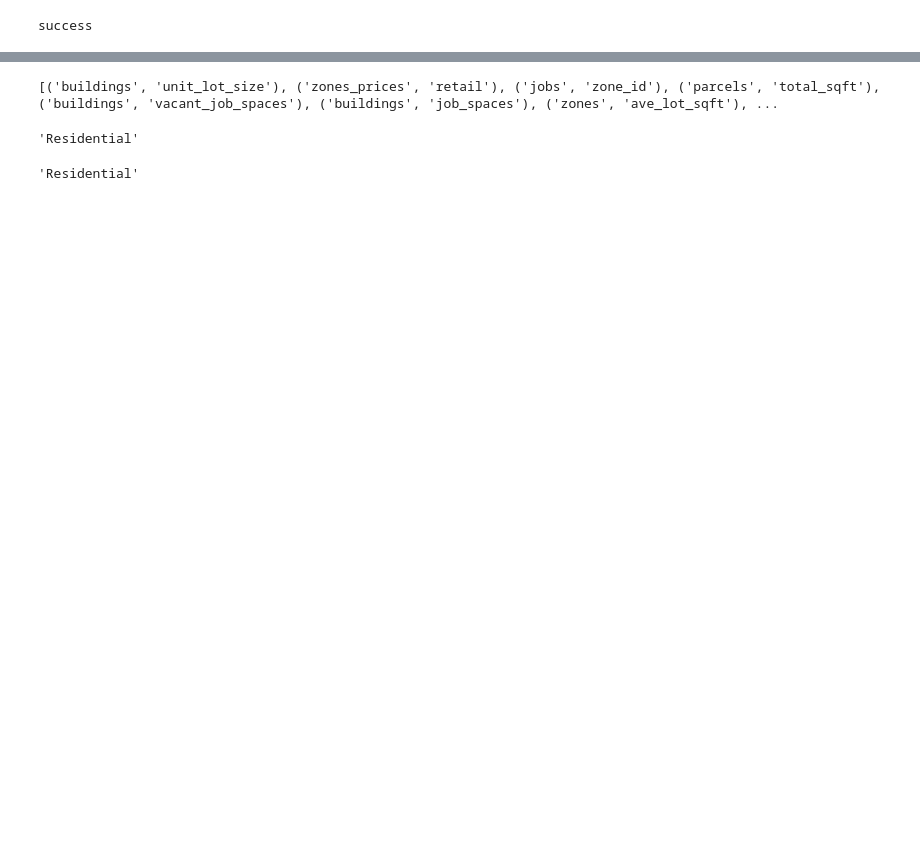
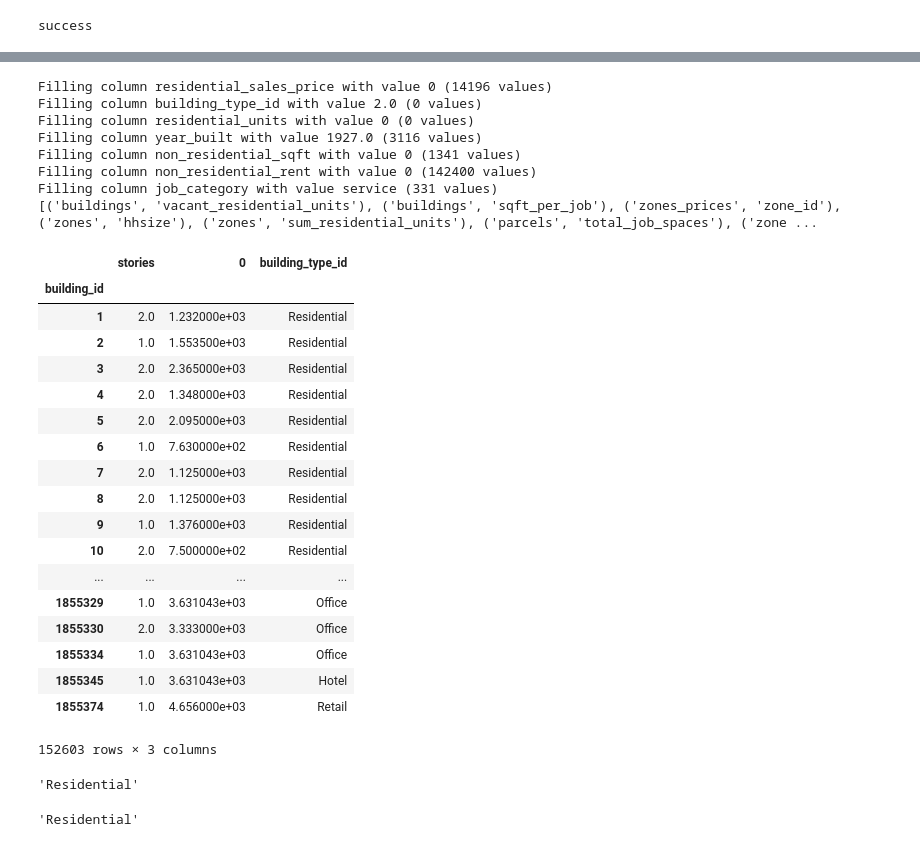
Before and after one commit to harrylf/harrisonfreundgreenroofrepository, a Jupyter notebook: sanfran_urbansim-master/Simulation.ipynb, the cells around one changed output, grey strips where cells are left out. Drawn from its saved outputs; the diff is of its cells as text; code cells hidden in the pictures; blank space fills up the shorter version.

```diff
--- a/sanfran_urbansim-master/Simulation.ipynb
+++ b/sanfran_urbansim-master/Simulation.ipynb
@@ -36,22 +21,49 @@ with h5py.File(filename, 'r') as hdf:
 # %%
 buildings = orca.get_table('buildings')
 buildings.to_frame()
 print(orca.list_columns())
 mybuild = orca.orca.DataFrameWrapper.get_column(buildings, 'unit_sqft')
 mybuild.to_frame()
 mybuild.sort_index(inplace=True)
 mybuild.to_frame()
 height = orca.orca.DataFrameWrapper.get_column(buildings, 'stories')
 height.sort_index(inplace=True)
 height.to_frame()
 purpose = orca.orca.DataFrameWrapper.get_column(buildings, 'general_type')
 purpose.sort_index(inplace=True)
 purpose.to_frame()
 dataset = pd.concat([height, mybuild, purpose], axis=1)
-#dataset.to_csv('data.csv')
+dataset
+#dataset.to_csv('data.csv') #uncomment to place is csv file and fix formatting
 #height of building approx = 11.5 feet * stories
 # %% [output]
-[('buildings', 'unit_lot_size'), ('zones_prices', 'retail'), ('jobs', 'zone_id'), ('parcels', 'total_sqft'), ('buildings', 'vacant_job_spaces'), ('buildings', 'job_spaces'), ('zones', 'ave_lot_sqft'), ...
+Filling column residential_sales_price with value 0 (14196 values)
+Filling column building_type_id with value 2.0 (0 values)
+Filling column residential_units with value 0 (0 values)
+Filling column year_built with value 1927.0 (3116 values)
+Filling column non_residential_sqft with value 0 (1341 values)
+Filling column non_residential_rent with value 0 (142400 values)
+Filling column job_category with value service (331 values)
+[('buildings', 'vacant_residential_units'), ('buildings', 'sqft_per_job'), ('zones_prices', 'zone_id'), ('zones', 'hhsize'), ('zones', 'sum_residential_units'), ('parcels', 'total_job_spaces'), ('zone ...
+|  | stories | 0 | building_type_id |
+| building_id |  |  |  |
+| 1 | 2.0 | 1.232000e+03 | Residential |
+| 2 | 1.0 | 1.553500e+03 | Residential |
+| 3 | 2.0 | 2.365000e+03 | Residential |
+| 4 | 2.0 | 1.348000e+03 | Residential |
+| 5 | 2.0 | 2.095000e+03 | Residential |
+| 6 | 1.0 | 7.630000e+02 | Residential |
+| 7 | 2.0 | 1.125000e+03 | Residential |
+| 8 | 2.0 | 1.125000e+03 | Residential |
+| 9 | 1.0 | 1.376000e+03 | Residential |
+| 10 | 2.0 | 7.500000e+02 | Residential |
+| ... | ... | ... | ... |
+| 1855329 | 1.0 | 3.631043e+03 | Office |
+| 1855330 | 2.0 | 3.333000e+03 | Office |
+| 1855334 | 1.0 | 3.631043e+03 | Office |
+| 1855345 | 1.0 | 3.631043e+03 | Hotel |
+| 1855374 | 1.0 | 4.656000e+03 | Retail |
+152603 rows × 3 columns
 # %%
 buildings = orca.get_table('buildings')
 buildings.to_frame()
```
Also changed, not shown: parts of 10 cells of this notebook, 11 other files.
